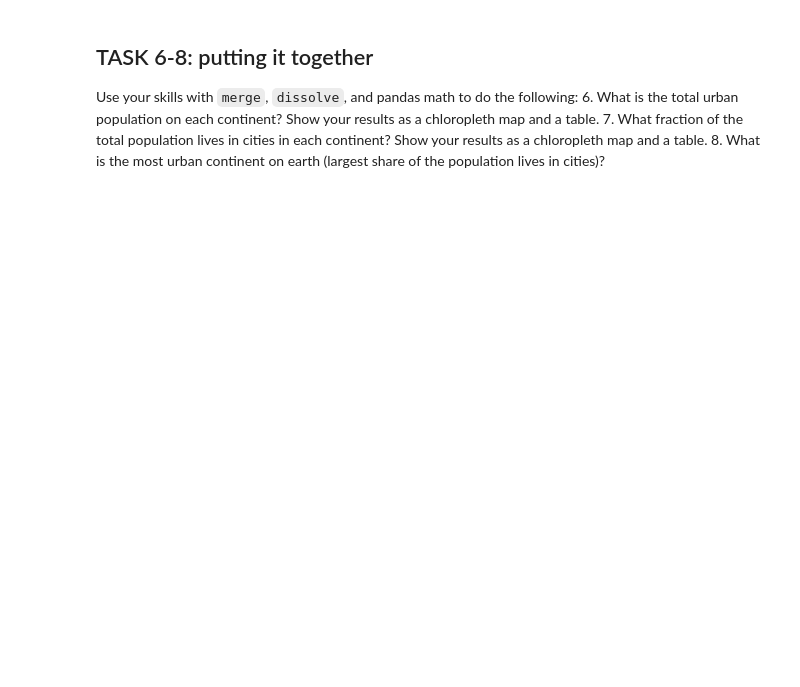
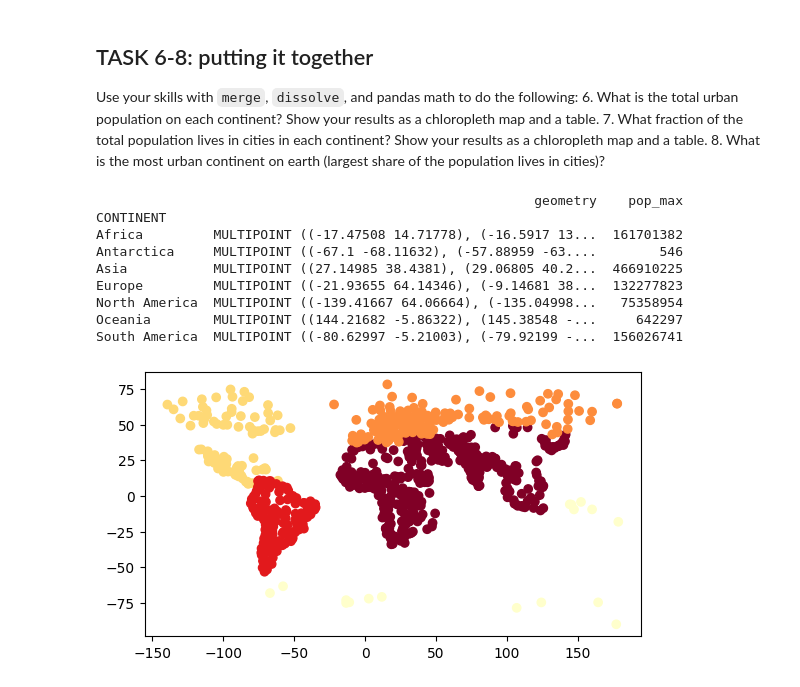
Before and after one commit to ppoyk/WaterDig, a Jupyter notebook: CodeSprints/VectorData101.ipynb, the cells around one changed output. Cells and saved outputs as stored; diff of their text form; code cells hidden in the pictures; blank space fills up the shorter version.

```diff
--- a/CodeSprints/VectorData101.ipynb
+++ b/CodeSprints/VectorData101.ipynb
@@ -524,0 +628,17 @@ Use your skills with `merge`, `dissolve`, and pandas math to do the following:
+# %%
+ # Task 6 code here:
+cities_on_continents = cities_with_country.dissolve(by='CONTINENT', aggfunc='sum')
+
+cities_on_continents.plot(column = 'pop_max', scheme='quantiles', cmap='YlOrRd');
+print(cities_on_continents[['geometry', 'pop_max']])
+# %% [output]
+                                                        geometry    pop_max
+CONTINENT
+Africa         MULTIPOINT ((-17.47508 14.71778), (-16.5917 13...  161701382
+Antarctica     MULTIPOINT ((-67.1 -68.11632), (-57.88959 -63....        546
+Asia           MULTIPOINT ((27.14985 38.4381), (29.06805 40.2...  466910225
+Europe         MULTIPOINT ((-21.93655 64.14346), (-9.14681 38...  132277823
+North America  MULTIPOINT ((-139.41667 64.06664), (-135.04998...   75358954
+Oceania        MULTIPOINT ((144.21682 -5.86322), (145.38548 -...     642297
+South America  MULTIPOINT ((-80.62997 -5.21003), (-79.92199 -...  156026741
+[figure, added]
```
Also changed, not shown: parts of 29 cells of this notebook, 1 other file.
